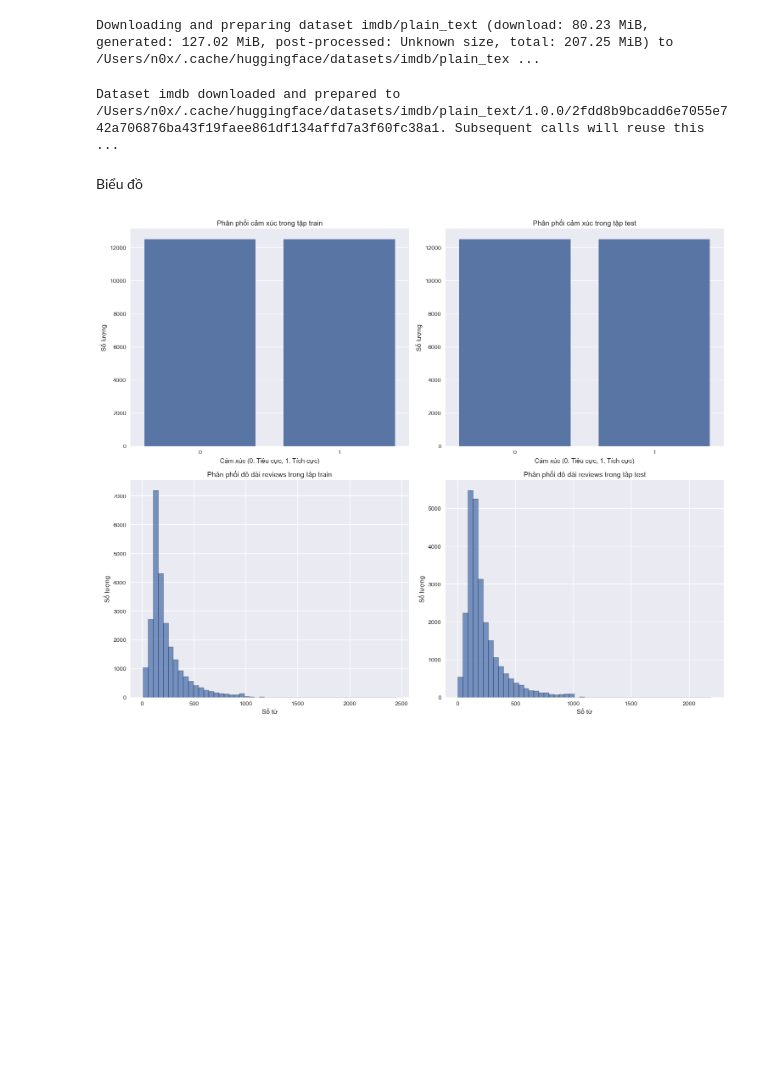
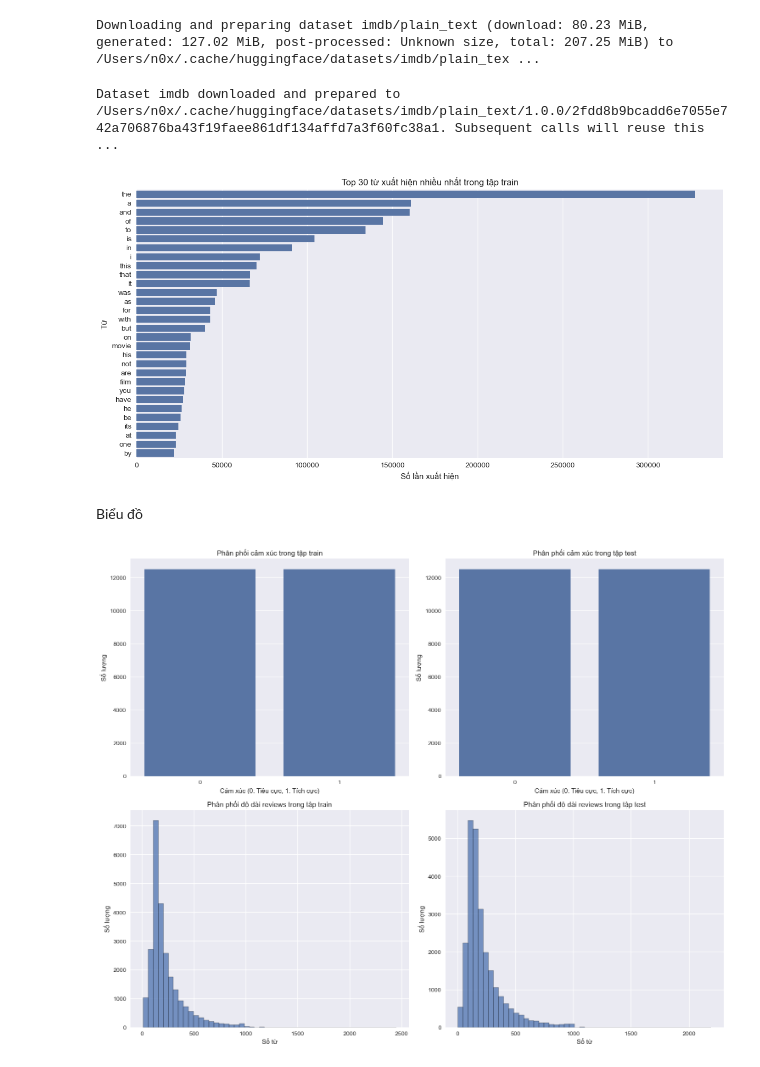
Before and after one commit to n0xgg04/bert-setimental-review, a Jupyter notebook: run.ipynb, the cells around one changed output. Drawn from its saved outputs; the diff is of its cells as text; code cells hidden in the pictures; blank space fills up the shorter version.

Commit message:
Add visualization for top 30 most common words in training data and update notebook rules

```diff
--- a/run.ipynb
+++ b/run.ipynb
@@ -40,6 +40,29 @@ def clean_dataset(dataset):
 
 train_data = clean_dataset(train_data)
 test_data = clean_dataset(test_data)
+# %%
+from collections import Counter
+import matplotlib.pyplot as plt
+import seaborn as sns
+import numpy as np
+
+all_words = []
+for item in train_data:
+    all_words.extend(item['text'].lower().split())
+
+word_counts = Counter(all_words)
+most_common = word_counts.most_common(30)
+words, counts = zip(*most_common)
+
+plt.figure(figsize=(12, 6))
+sns.barplot(x=list(counts), y=list(words), orient='h')
+plt.title('Top 30 từ xuất hiện nhiều nhất trong tập train')
+plt.xlabel('Số lần xuất hiện')
+plt.ylabel('Từ')
+plt.tight_layout()
+plt.show()
+# %% [output]
+[figure, added]
 # %% [markdown]
 Biểu đồ
 # %%
```
Also changed, not shown: 1 other file.
